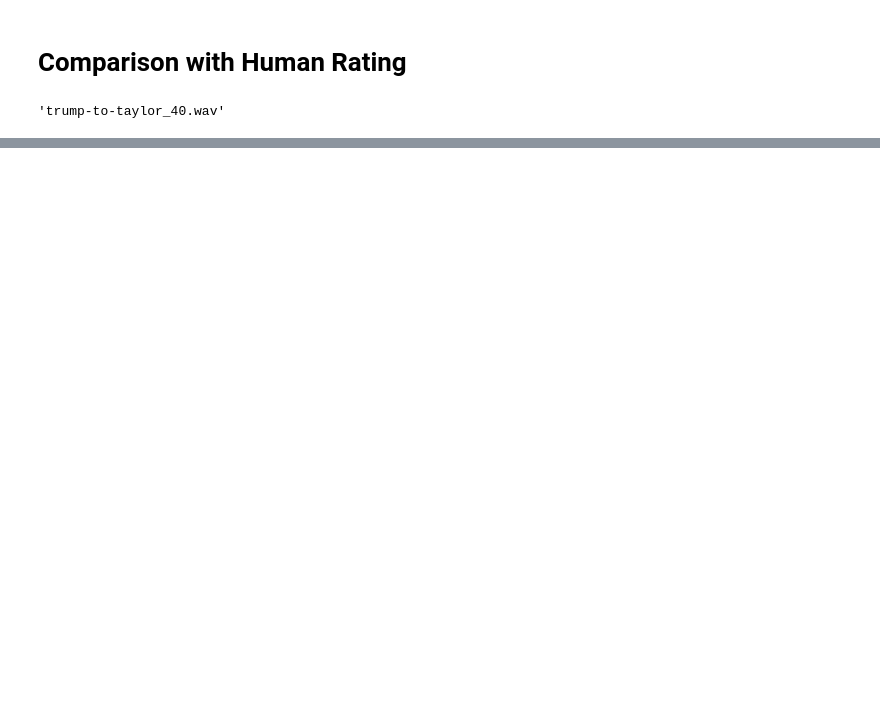
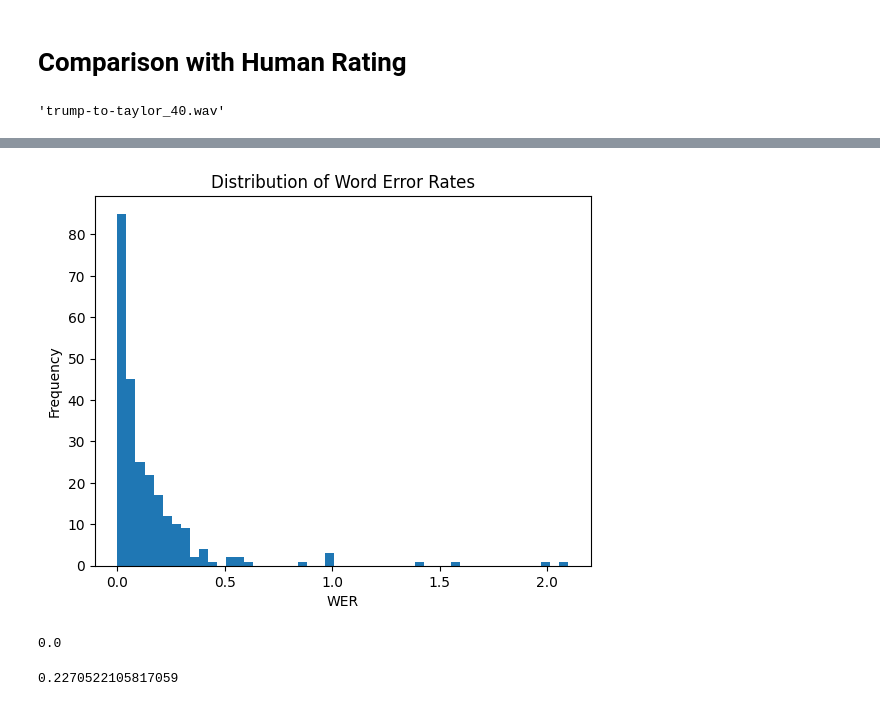
Before and after one commit to GasserElbanna/voice-speech-metamers, a Jupyter notebook: Deepfake_Analysis_SpeakerDistance_vs_Rating.ipynb, the cells around one changed output, grey strips where cells are left out. Cells and saved outputs as stored; diff of their text form; code cells hidden in the pictures; blank space fills up the shorter version.

```diff
--- a/Deepfake_Analysis_SpeakerDistance_vs_Rating.ipynb
+++ b/Deepfake_Analysis_SpeakerDistance_vs_Rating.ipynb
@@ -377,0 +388,14 @@ speaker_verification_fake.to_csv('/content/drive/MyDrive/AUDIO/speaker_verificat
+# %%
+conversions_to_take = []
+
+for i in range(len(indices)):
+  audio_parse = audio_path.iloc[indices[i]].split('_')[0]
+  conversions_to_take.append(audio_parse)
+# %%
+# identify all the fake audio in the fake_parsed data that follow the above conversions
+
+audio_list_fake_parsed = []
+for i in range(len(fake_files_list)):
+  audio = fake_files_list[i].split('/')[-1].split('_')[0]
+  if audio in conversions_to_take:
+    audio_list_fake_parsed.append(fake_files_list[i])
@@ -377,0 +433,11 @@ speaker_verification_fake.to_csv('/content/drive/MyDrive/AUDIO/speaker_verificat
+# %%
+from jiwer import wer
+
+result = []
+
+for i in range(len(fake_transcript_selected)):
+  try:
+    val = wer(str(fake_transcript_selected[i]), str(real_transcript_selected[i]))
+    result.append(val)
+  except:
+    pass
@@ -377,0 +448,22 @@ speaker_verification_fake.to_csv('/content/drive/MyDrive/AUDIO/speaker_verificat
+# %%
+# prompt: make an histogram from the "result" variable
+
+import matplotlib.pyplot as plt
+
+result_filtered = [result[i] for i in range(len(result)) if result[i] < 5.0]
+
+plt.hist(result_filtered, bins=50)
+plt.xlabel('WER')
+plt.ylabel('Frequency')
+plt.title('Distribution of Word Error Rates')
+plt.show()
+# %% [output]
+[figure, added]
+# %%
+min(result)
+# %% [output]
+0.0
+# %%
+np.mean(result)
+# %% [output]
+0.2270522105817059
```
Also changed, not shown: parts of 55 cells of this notebook.
